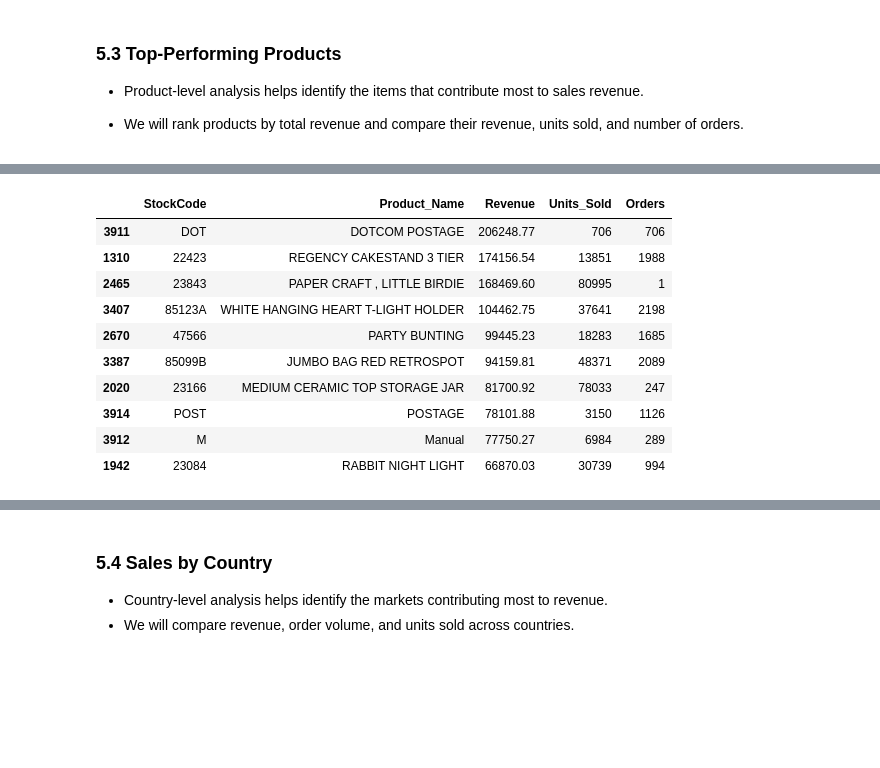
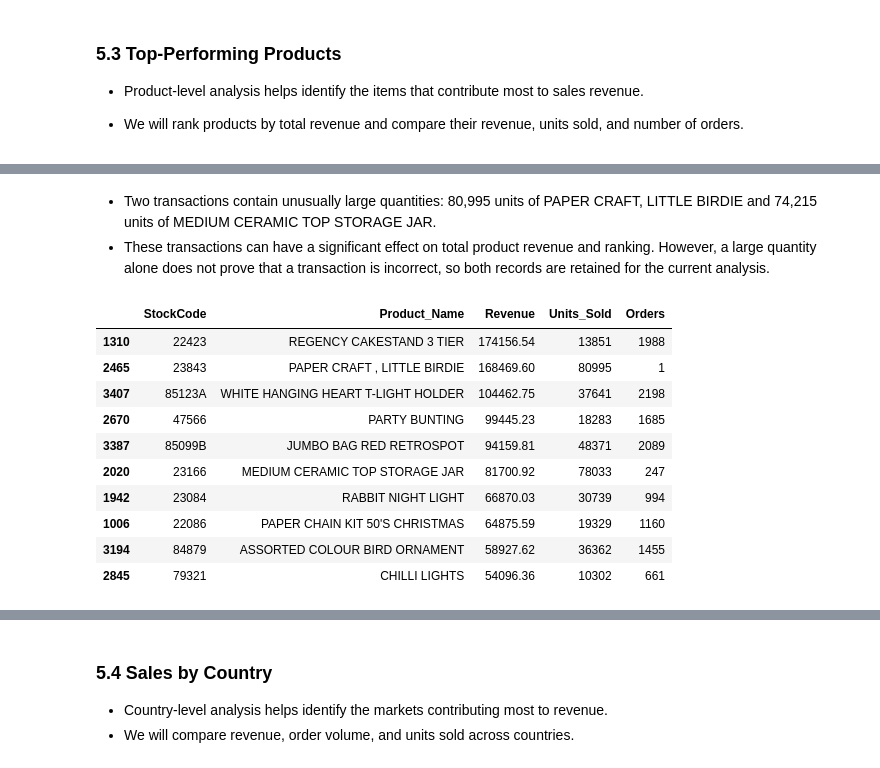
Before and after one commit to sahelsepehri/data-analysis-portfolio, a Jupyter notebook: ecommerce-sales-analysis/notebooks/E-commerce Sales Performance Analysis.ipynb, the cells around one changed output, grey strips where cells are left out. Cells and saved outputs as stored; diff of their text form; code cells hidden in the pictures; blank space fills up the shorter version.

```diff
--- a/ecommerce-sales-analysis/notebooks/E-commerce Sales Performance Analysis.ipynb
+++ b/ecommerce-sales-analysis/notebooks/E-commerce Sales Performance Analysis.ipynb
@@ -411,7 +411,11 @@ Final shape: (524878, 9)
 # Load the cleaned sales dataset
 sales_df = pd.read_csv(
     "../data/processed/sales_clean.csv",
-    parse_dates=["InvoiceDate"]
+    parse_dates=["InvoiceDate"],
+    dtype={
+        "InvoiceNo": "string",
+        "StockCode": "string"
+    }
 )
 
 # Check the dataset
@@ -542,34 +589,53 @@ plt.show()
+# %% [markdown]
+- Two transactions contain unusually large quantities: 80,995 units of PAPER CRAFT, LITTLE BIRDIE and 74,215 units of MEDIUM CERAMIC TOP STORAGE JAR.
+- These transactions can have a significant effect on total product revenue and ranking. However, a large quantity alone does not prove that a transaction is incorrect, so both records are retained for the current analysis.
 # %%
+# Exclude non-product entries from product ranking
+non_product_codes = {"DOT", "POST", "M", "D"}
 
-# Group transactions by product code
+non_product_descriptions = (
+    r"POSTAGE|MANUAL|DISCOUNT|BANK CHARGES|AMAZON FEE"
+)
+
+product_df = sales_df.loc[
+    ~sales_df["StockCode"].str.upper().isin(non_product_codes)
+    & ~sales_df["Description"].str.contains(
+        non_product_descriptions,
+        case=False,
+        na=False,
+        regex=True
+    )
+].copy()
+
+# Aggregate sales metrics by product
 product_sales = (
-    sales_df.groupby("StockCode")
+    product_df.groupby("StockCode")
     .agg(
         Product_Name=("Description", "first"),
         Revenue=("Revenue", "sum"),
         Units_Sold=("Quantity", "sum"),
         Orders=("InvoiceNo", "nunique")
     )
     .reset_index()
 )
 
 # Select the ten products with the highest revenue
 top_products = (
     product_sales
     .sort_values("Revenue", ascending=False)
     .head(10)
 )
 
 display(top_products)
 # %% [output]
 |  | StockCode | Product_Name | Revenue | Units_Sold | Orders |
-| 3911 | DOT | DOTCOM POSTAGE | 206248.77 | 706 | 706 |
 | 1310 | 22423 | REGENCY CAKESTAND 3 TIER | 174156.54 | 13851 | 1988 |
 | 2465 | 23843 | PAPER CRAFT , LITTLE BIRDIE | 168469.60 | 80995 | 1 |
 | 3407 | 85123A | WHITE HANGING HEART T-LIGHT HOLDER | 104462.75 | 37641 | 2198 |
 | 2670 | 47566 | PARTY BUNTING | 99445.23 | 18283 | 1685 |
 | 3387 | 85099B | JUMBO BAG RED RETROSPOT | 94159.81 | 48371 | 2089 |
 | 2020 | 23166 | MEDIUM CERAMIC TOP STORAGE JAR | 81700.92 | 78033 | 247 |
-| 3914 | POST | POSTAGE | 78101.88 | 3150 | 1126 |
-| 3912 | M | Manual | 77750.27 | 6984 | 289 |
 | 1942 | 23084 | RABBIT NIGHT LIGHT | 66870.03 | 30739 | 994 |
+| 1006 | 22086 | PAPER CHAIN KIT 50'S CHRISTMAS | 64875.59 | 19329 | 1160 |
+| 3194 | 84879 | ASSORTED COLOUR BIRD ORNAMENT | 58927.62 | 36362 | 1455 |
+| 2845 | 79321 | CHILLI LIGHTS | 54096.36 | 10302 | 661 |
```
Also changed, not shown: parts of 13 cells of this notebook.
